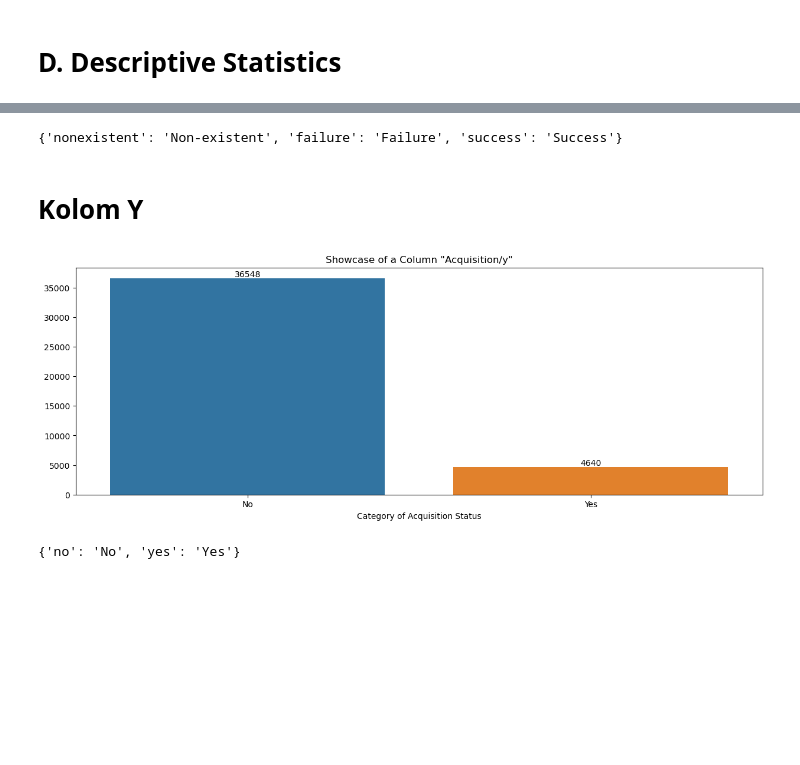
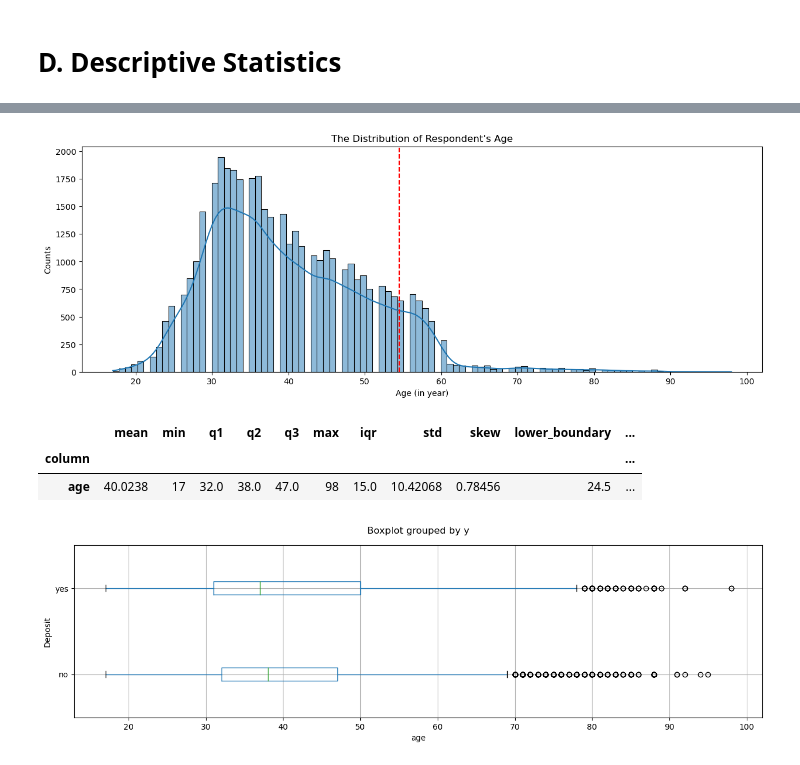
Before and after one commit to nickuperdana/bank-marketing-analysis, a Jupyter notebook: data_analysis.ipynb, the cells around one changed output, grey strips where cells are left out. Saved outputs shown, nothing was run; the diff lists cells and outputs as text; code cells hidden in the pictures; blank space fills up the shorter version.

```diff
--- a/data_analysis.ipynb
+++ b/data_analysis.ipynb
@@ -313,32 +328,0 @@ listNumCols = raw_df.describe(exclude='object').columns.to_list()
-# %%
-for idx in range(len(listNumCols)):
-    col = listNumCols[idx]
-    skew = raw_df[col].skew()
-    mean = raw_df[col].mean()
-    median = raw_df[col].median()
-    stdv = raw_df[col].std()
-    q1 = raw_df[col].quantile(0.25)
-    q3 = raw_df[col].quantile(0.55)
-    iqr = q3-q1
-    countNOut = 0
-
-    if skew >= -0.5 and skew <= 0.5:
-        lower = mean - (3 * stdv)
-        upper = mean + (3 * stdv)
-        nonOutliers_df = raw_df[(raw_df[col] >= lower) & (raw_df[col] <= upper)]
-        countNOut = len(nonOutliers_df)
-    else:
-        lower = q3 - (1.5 * iqr)
-        upper = q1 + (1.5 * iqr)
-        nonOutliers_df = raw_df[(raw_df[col] >= lower) & (raw_df[col] <= upper)]
-        countNOut = len(nonOutliers_df)
-
-    plt.figure(figsize=(15,5))
-    sns.histplot(data=raw_df[col], kde=True, bins=20)
-    plt.title(f'The Distribution of Column "{col.capitalize()}"')
-    plt.show()
-    frame = raw_df[col].describe().to_frame(name=f'{col.capitalize()}').T
-    frame['skew'] = [skew]
-    frame['outliers'] = [len(raw_df) - countNOut]
-    frame['perc_outliers'] = [((len(raw_df) -countNOut) * 100)/len(raw_df)]
-    display(frame)
@@ -696,32 +328,0 @@ plt.show()
-# %%
-poutcomeColReplace_Dict
-# %% [output]
-{'nonexistent': 'Non-existent', 'failure': 'Failure', 'success': 'Success'}
-# %% [markdown]
-# Kolom Y
-# %%
-yCol_categories = raw_df['y'].unique().tolist()
-newyCol_cats = []
-
-for each in yCol_categories:
-    newEach = each.capitalize()
-    newyCol_cats.append(newEach)
-
-yColReplace_Dict= dict(zip(yCol_categories, newyCol_cats))
-
-new_df['y'] = new_df['y'].replace(yColReplace_Dict)
-
-# visualization
-yCount = new_df['y'].value_counts().rename_axis('Category of Acquisition Status').rename('Count')
-plt.figure(figsize=(15,5))
-ax = sns.barplot(x=yCount.index, y=yCount.values, order=yCount.index[0:5])
-for i in ax.containers:
-    ax.bar_label(i,)
-plt.title('Showcase of a Column "Acquisition/y"')
-plt.show()
-# %% [output]
-[figure, removed]
-# %%
-print(yColReplace_Dict)
-# %% [output]
-{'no': 'No', 'yes': 'Yes'}
@@ -727,0 +370,16 @@ print(yColReplace_Dict)
+# %%
+hist_plotting(dataset=drop_df,
+              x_column='age',
+              plt_title="The Distribution of Respondent's Age",
+              plt_xlabel='Age (in year)')
+# %% [output]
+[figure, added]
+|  | mean | min | q1 | q2 | q3 | max | iqr | std | skew | lower_boundary | ... |
+| column |  |  |  |  |  |  |  |  |  |  | ... |
+| age | 40.0238 | 17 | 32.0 | 38.0 | 47.0 | 98 | 15.0 | 10.42068 | 0.78456 | 24.5 | ... |
+# %%
+drop_df.boxplot(column=['age'], by='y', figsize=(15,4), vert=False, ylabel='Deposit', xlabel='age')
+plt.title('')
+plt.show()
+# %% [output]
+[figure, added]
```
Also changed, not shown: parts of 78 cells of this notebook.
